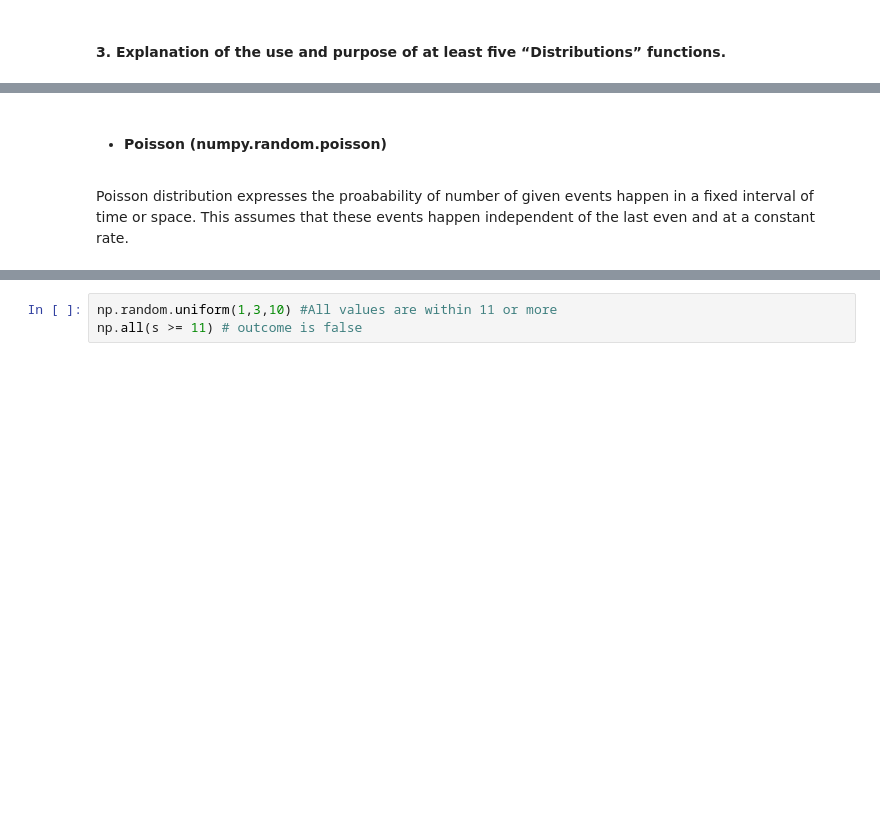
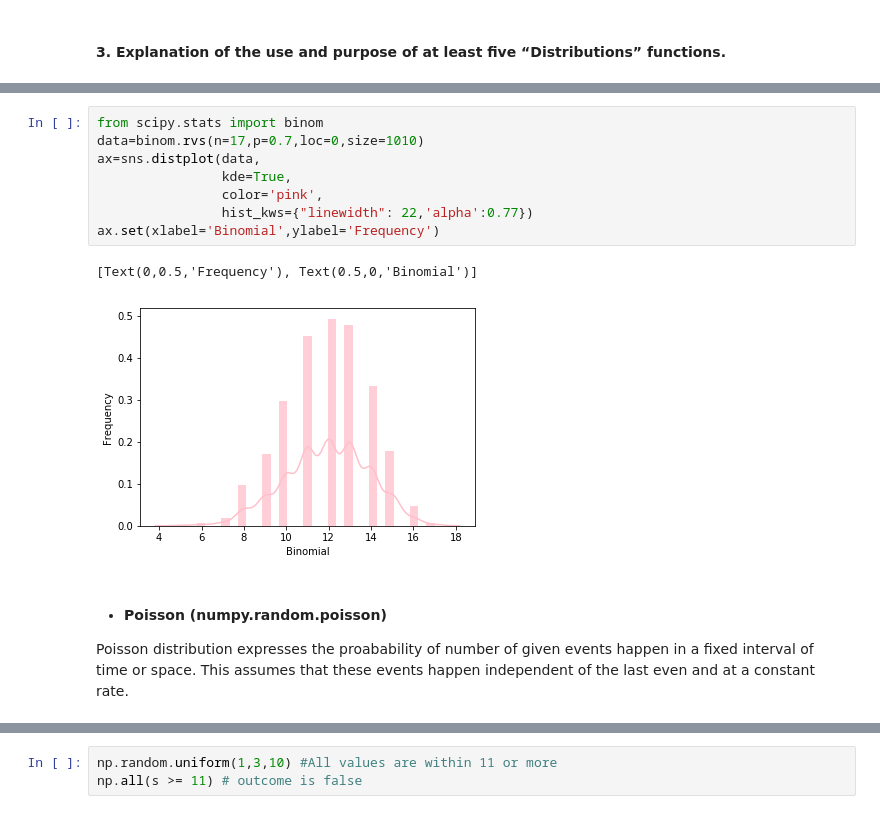
Before and after one commit to MartynaMisk/JupyterNotebook, a Jupyter notebook: Numpy_Random_Investigation.ipynb, the cells around one changed output, grey strips where cells are left out. Cells and saved outputs as stored; diff of their text form; blank space fills up the shorter version.

```diff
--- a/Numpy_Random_Investigation.ipynb
+++ b/Numpy_Random_Investigation.ipynb
@@ -197,6 +190,17 @@ array([6, 2, 3, 4, 3, 3, 6, 5, 2, 5, 3, 5, 3, 6, 5, 4, 5, 3, 3, 5, 1, 4,
-# %% [markdown]
-- #### Poisson (numpy.random.poisson)
+# %%
+from scipy.stats import binom
+data=binom.rvs(n=17,p=0.7,loc=0,size=1010)
+ax=sns.distplot(data,
+                kde=True,
+                color='pink',
+                hist_kws={"linewidth": 22,'alpha':0.77})
+ax.set(xlabel='Binomial',ylabel='Frequency')
+# %% [output]
+[Text(0,0.5,'Frequency'), Text(0.5,0,'Binomial')]
+[figure, added]
 # %% [markdown]
+- #### Poisson (numpy.random.poisson)
+
 Poisson distribution expresses the proabability of number of given events happen in a fixed interval of time or space. This assumes that these events happen independent of the last even and at a constant rate.
 # %%
 np.random.poisson(5, 10000)
```
Also changed, not shown: parts of 50 cells of this notebook.
